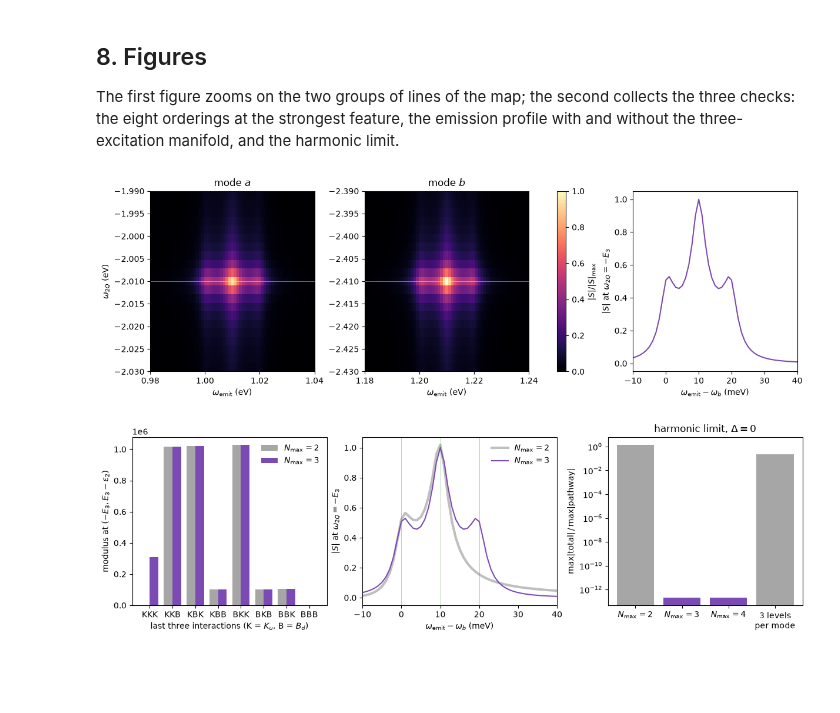
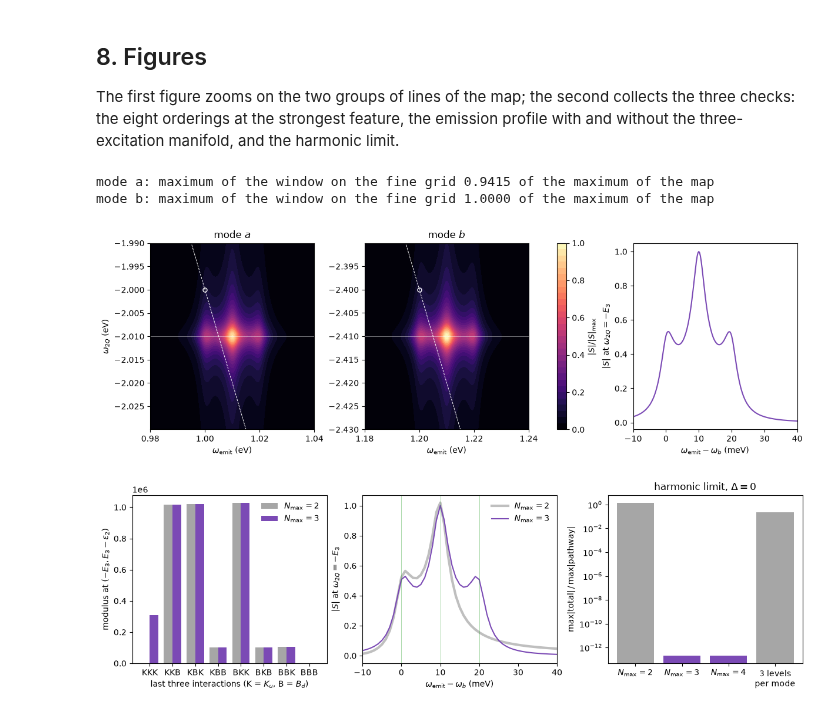
Before and after one commit to SilvaScience/QuDPy-FDGF, a Jupyter notebook: validation/analysis/example2_chi5_analysis.ipynb, the cells around one changed output. Saved outputs shown, nothing was run; the diff lists cells and outputs as text; code cells hidden in the pictures; blank space fills up the shorter version.

```diff
--- a/validation/analysis/example2_chi5_analysis.ipynb
+++ b/validation/analysis/example2_chi5_analysis.ipynb
@@ -277,28 +277,40 @@ J = 0: max |S_ab - (S_a + S_b)| / max |S_ab| = 2.1e-13
 
 The first figure zooms on the two groups of lines of the map; the second collects the three checks: the eight orderings at the strongest feature, the emission profile with and without the three-excitation manifold, and the harmonic limit.
 # %%
-fig, axes = plt.subplots(1, 3, figsize=(12, 3.8), constrained_layout=True, gridspec_kw={"width_ratios": [1, 1, 1]})
+# The zoom windows are drawn on a grid four times finer than the map of the example (0.25 meV against 2 and 1 meV);
+# the numbers of the text are read on the 251 x 301 grid of the map.
+fig, axes = plt.subplots(1, 3, figsize=(12, 3.9), constrained_layout=True, gridspec_kw={"width_ratios": [1, 1, 1]})
+windows = {}
 for axis, mode_label, center_2q, center_emit in ((axes[0], "a", -E_two[0], 1.0 + EX2["anharmonicity"]),
                                                  (axes[1], "b", -E_two[2], 1.2 + EX2["anharmonicity"])):
-    i0, i1 = np.argmin(np.abs(omega_2q - (center_2q - 0.02))), np.argmin(np.abs(omega_2q - (center_2q + 0.02)))
-    j0, j1 = np.argmin(np.abs(omega_emit - (center_emit - 0.03))), np.argmin(np.abs(omega_emit - (center_emit + 0.03)))
-    block = np.abs(reference[i0:i1 + 1, j0:j1 + 1])
-    image = axis.imshow(block / top, origin="lower", aspect="auto", cmap="magma", vmin=0, vmax=1,
-                        extent=(omega_emit[j0], omega_emit[j1], omega_2q[i0], omega_2q[i1]))
+    fine_axes = {"omega_2q": np.linspace(center_2q - 0.02, center_2q + 0.02, 161),
+                 "omega_emit": np.linspace(center_emit - 0.03, center_emit + 0.03, 241)}
+    block = np.abs(calculate_case(axes=fine_axes)["spectrum"]) / top
+    windows[mode_label] = (fine_axes, block)
+    image = axis.contourf(fine_axes["omega_emit"], fine_axes["omega_2q"], block, levels=np.linspace(0, 1, 31), cmap="magma")
     axis.axhline(center_2q, color="white", lw=0.6, alpha=0.5)
+    axis.plot(fine_axes["omega_emit"], -2 * fine_axes["omega_emit"], color="white", ls="--", lw=0.7)   # omega_2Q = -2 omega_emit
+    omega_m = center_emit - EX2["anharmonicity"]
+    axis.plot(omega_m, -2 * omega_m, "o", mfc="none", mec="white", ms=5)       # the three lines of a harmonic mode (Delta = 0)
+    axis.set_xlim(fine_axes["omega_emit"][[0, -1]])
+    axis.set_ylim(fine_axes["omega_2q"][[0, -1]])
     axis.set_xlabel(r"$\omega_{\mathrm{emit}}$ (eV)")
     axis.set_title(f"mode ${mode_label}$")
+    print(f"mode {mode_label}: maximum of the window on the fine grid {block.max():.4f} of the maximum of the map")
 axes[0].set_ylabel(r"$\omega_{2Q}$ (eV)")
-cut = np.abs(reference[int(np.argmin(np.abs(omega_2q + E_two[2])))])
-axes[2].plot(1e3 * (omega_emit - 1.2), cut / cut.max(), color="#7b4ab5")
+fine_axes, block = windows["b"]
+cut = block[int(np.argmin(np.abs(fine_axes["omega_2q"] + E_two[2])))]
+axes[2].plot(1e3 * (fine_axes["omega_emit"] - 1.2), cut / cut.max(), color="#7b4ab5")
 axes[2].set_xlim(-10, 40)
 axes[2].set_xlabel(r"$\omega_{\mathrm{emit}}-\omega_b$ (meV)")
 axes[2].set_ylabel(r"$|S|$ at $\omega_{2Q}=-E_3$")
-fig.colorbar(image, ax=axes[:2], label=r"$|S|/|S|_{\max}$")
+fig.colorbar(image, ax=axes[:2], label=r"$|S|/|S|_{\max}$", ticks=np.linspace(0, 1, 6))
 fig.savefig(ANALYSIS_FIGURES / "example2_chi5_zoom.pdf", bbox_inches="tight")
 plt.show()
 # %% [output]
+mode a: maximum of the window on the fine grid 0.9415 of the maximum of the map
+mode b: maximum of the window on the fine grid 1.0000 of the maximum of the map
-[figure, old version]
+[figure, new version]
 # %%
 fig, axes = plt.subplots(1, 3, figsize=(12, 3.6), constrained_layout=True)
 x, width = np.arange(len(orderings)), 0.38
```
Also changed, not shown: 13 other files.
